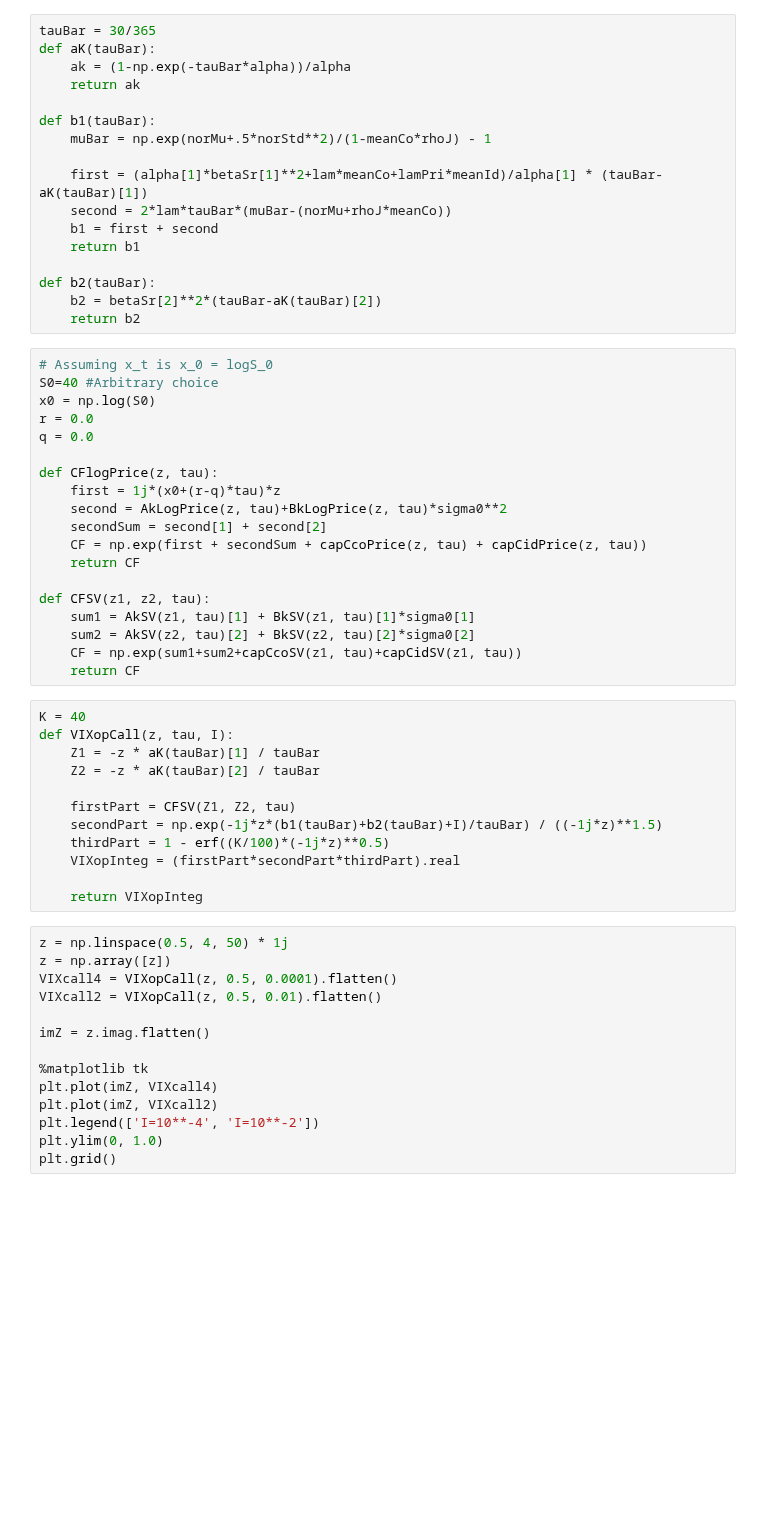
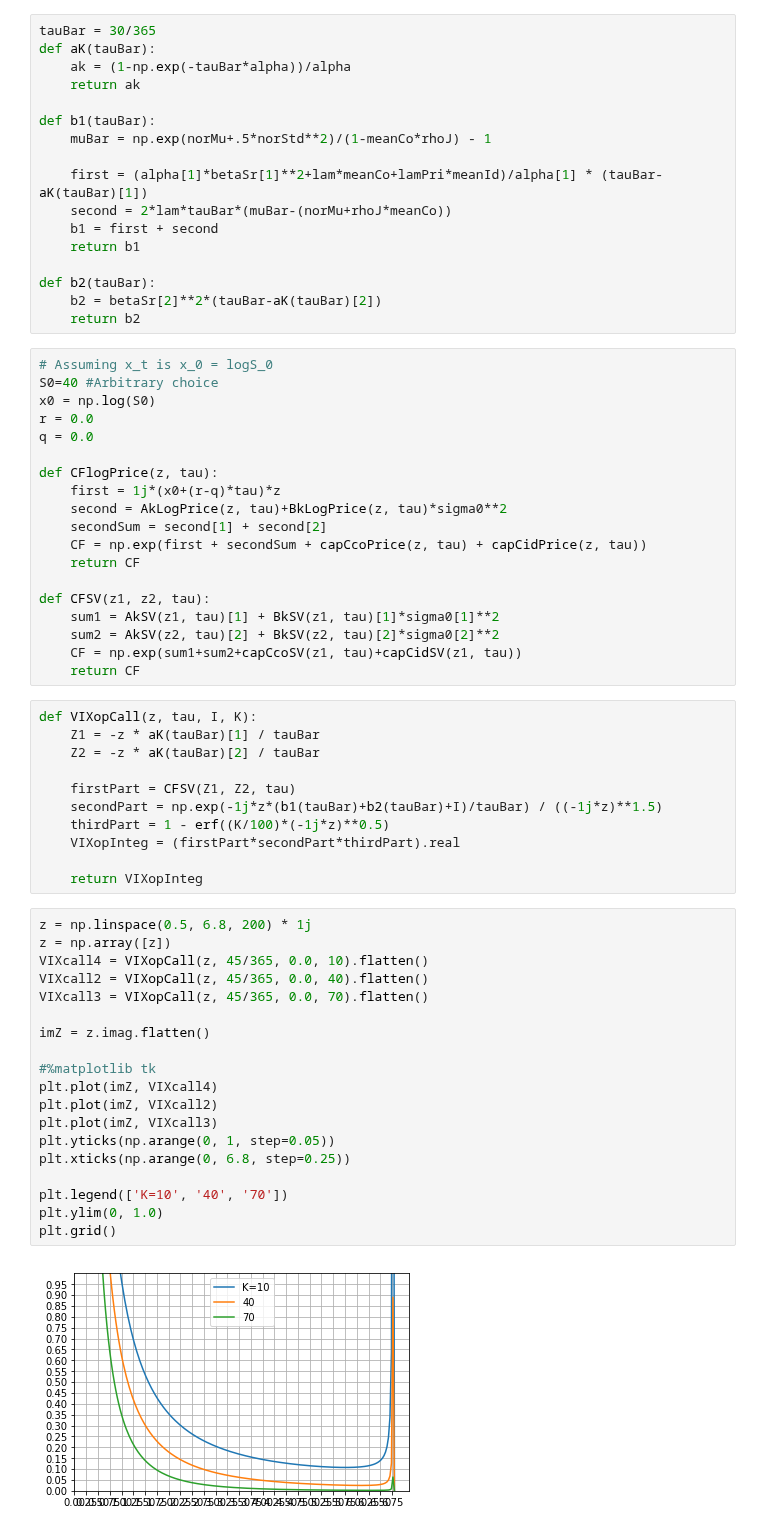
Before and after one commit to linsallyzhao/notebooks, a Jupyter notebook: Summer_project/Closed_form_to_check_with_Figure11.ipynb, the cells around one changed output. Saved outputs shown, nothing was run; the diff lists cells and outputs as text; blank space fills up the shorter version.

Commit message:
SPX call integrand and fixed future, VIXcall pricing

```diff
--- a/Summer_project/Closed_form_to_check_with_Figure11.ipynb
+++ b/Summer_project/Closed_form_to_check_with_Figure11.ipynb
@@ -194,13 +194,12 @@ def CFlogPrice(z, tau):
     return CF
 
 def CFSV(z1, z2, tau):
-    sum1 = AkSV(z1, tau)[1] + BkSV(z1, tau)[1]*sigma0[1]
-    sum2 = AkSV(z2, tau)[2] + BkSV(z2, tau)[2]*sigma0[2]
+    sum1 = AkSV(z1, tau)[1] + BkSV(z1, tau)[1]*sigma0[1]**2
+    sum2 = AkSV(z2, tau)[2] + BkSV(z2, tau)[2]*sigma0[2]**2
     CF = np.exp(sum1+sum2+capCcoSV(z1, tau)+capCidSV(z1, tau))
     return CF
 # %%
-K = 40
-def VIXopCall(z, tau, I):
+def VIXopCall(z, tau, I, K):
     Z1 = -z * aK(tauBar)[1] / tauBar
     Z2 = -z * aK(tauBar)[2] / tauBar
 
@@ -211,18 +210,25 @@ def VIXopCall(z, tau, I):
 
     return VIXopInteg
 # %%
-z = np.linspace(0.5, 4, 50) * 1j
+z = np.linspace(0.5, 6.8, 200) * 1j
 z = np.array([z])
-VIXcall4 = VIXopCall(z, 0.5, 0.0001).flatten()
-VIXcall2 = VIXopCall(z, 0.5, 0.01).flatten()
+VIXcall4 = VIXopCall(z, 45/365, 0.0, 10).flatten()
+VIXcall2 = VIXopCall(z, 45/365, 0.0, 40).flatten()
+VIXcall3 = VIXopCall(z, 45/365, 0.0, 70).flatten()
 
 imZ = z.imag.flatten()
 
-%matplotlib tk
+#%matplotlib tk
 plt.plot(imZ, VIXcall4)
 plt.plot(imZ, VIXcall2)
-plt.legend(['I=10**-4', 'I=10**-2'])
+plt.plot(imZ, VIXcall3)
+plt.yticks(np.arange(0, 1, step=0.05))
+plt.xticks(np.arange(0, 6.8, step=0.25))
+
+plt.legend(['K=10', '40', '70'])
 plt.ylim(0, 1.0)
 plt.grid()
+# %% [output]
+[figure, added]
 # %%
 #tauBar=30
```
Also changed, not shown: parts of 6 cells of this notebook.
